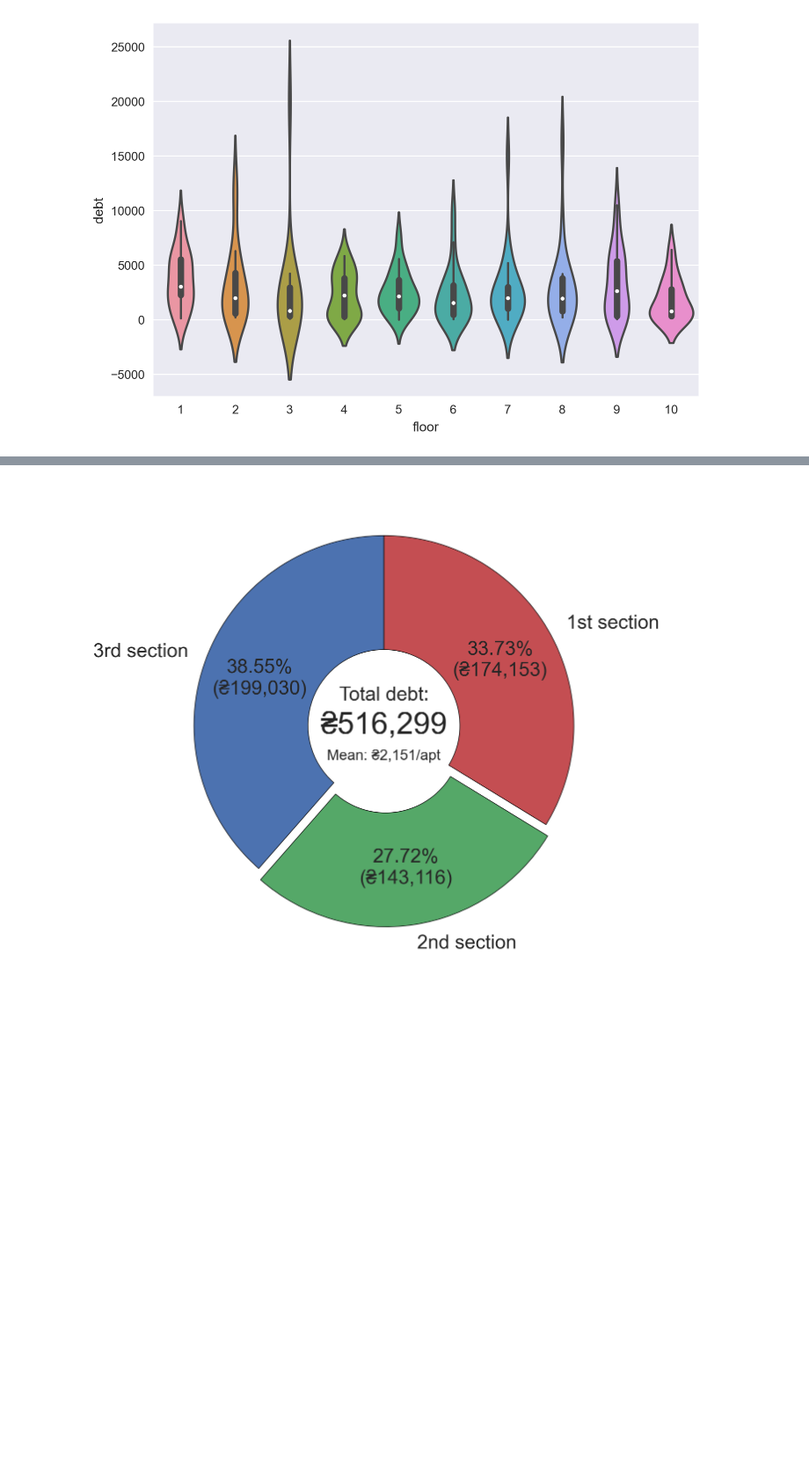
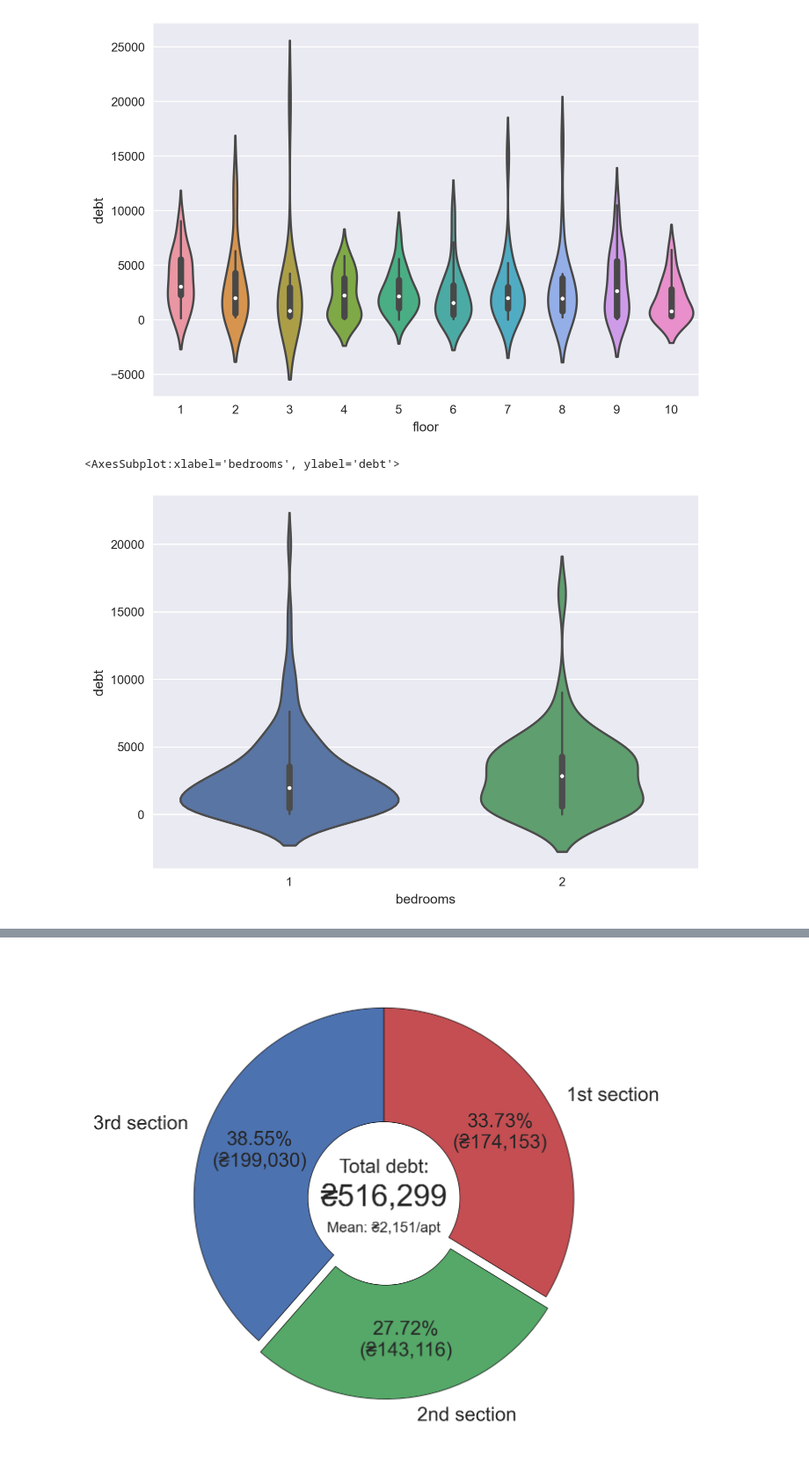
Before and after one commit to SlavaMelanko/SlavaMelanko, a Jupyter notebook: blog/data-visualization/debts.ipynb, the cells around one changed output, grey strips where cells are left out. Shown at 88% size. Saved outputs shown, nothing was run; the diff lists cells and outputs as text; code cells hidden in the pictures; blank space fills up the shorter version.

```diff
--- a/blog/data-visualization/debts.ipynb
+++ b/blog/data-visualization/debts.ipynb
@@ -143,3 +157,8 @@ sns.violinplot(x="floor", y="debt", data=debt)
 # %% [output]
 <AxesSubplot:xlabel='floor', ylabel='debt'>
 [figure]
+# %%
+sns.violinplot(x="bedrooms", y="debt", data=debt)
+# %% [output]
+<AxesSubplot:xlabel='bedrooms', ylabel='debt'>
+[figure, added]
```
Also changed, not shown: parts of 6 cells of this notebook.
